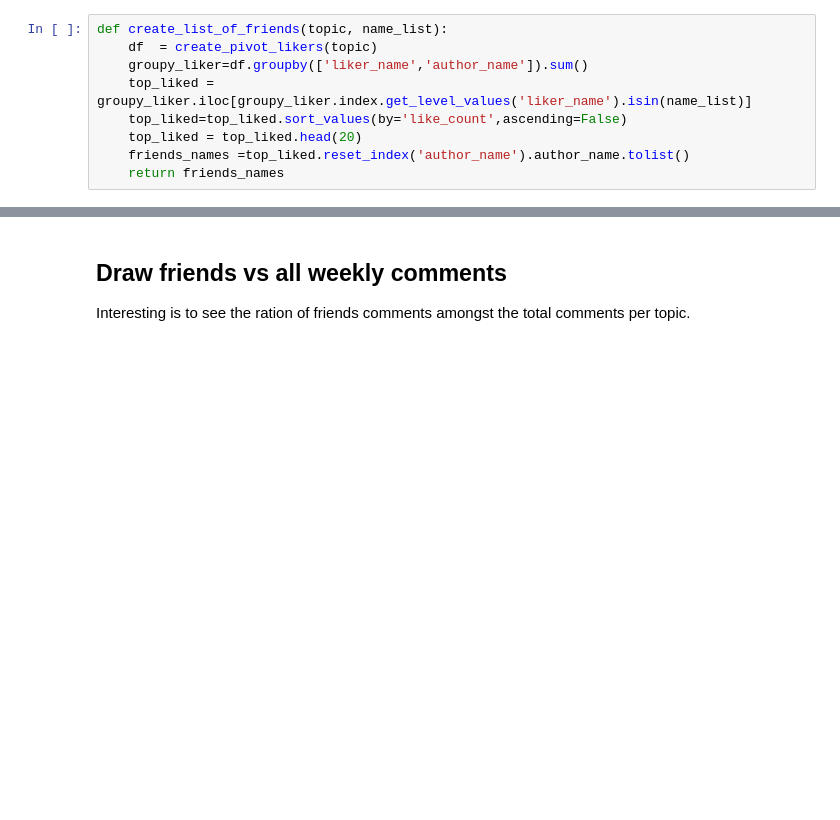
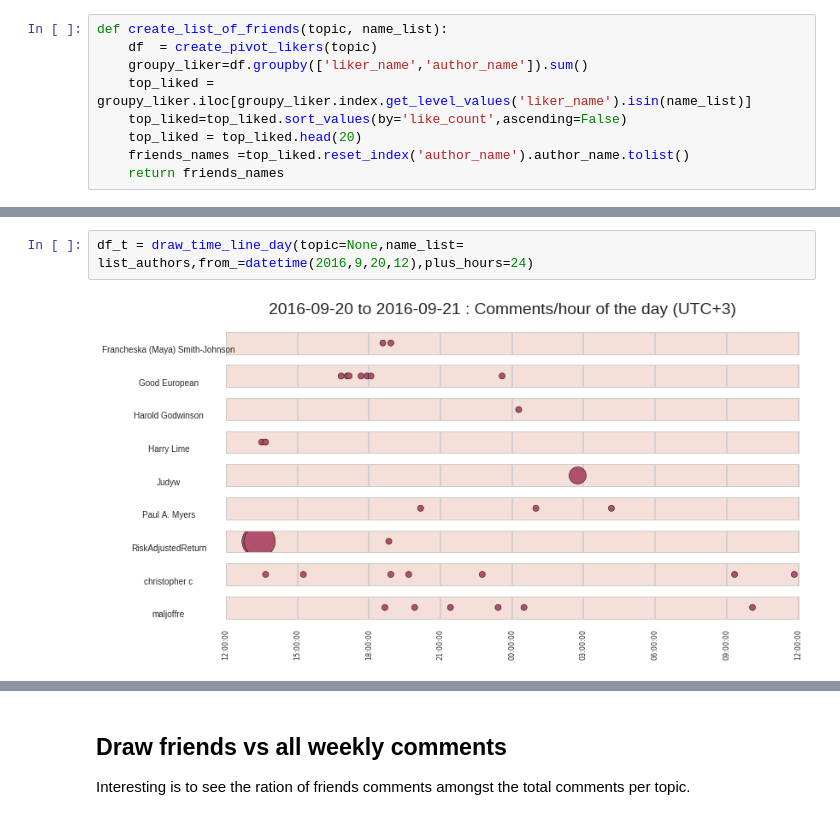
Before and after one commit to clementlefevre/trolloscopy, a Jupyter notebook: Liker_analysis.ipynb, the cells around one changed output, grey strips where cells are left out. Cells and saved outputs as stored; diff of their text form; blank space fills up the shorter version.

```diff
--- a/Liker_analysis.ipynb
+++ b/Liker_analysis.ipynb
@@ -218,0 +269,4 @@ draw_time_line_stacked_of_friends(topic=None,name_list= list_authors,from_=date(
+# %%
+df_t = draw_time_line_day(topic=None,name_list= list_authors,from_=datetime(2016,9,20,12),plus_hours=24)
+# %% [output]
+[figure, added]
```
Also changed, not shown: parts of 9 cells of this notebook, 2 other files.
